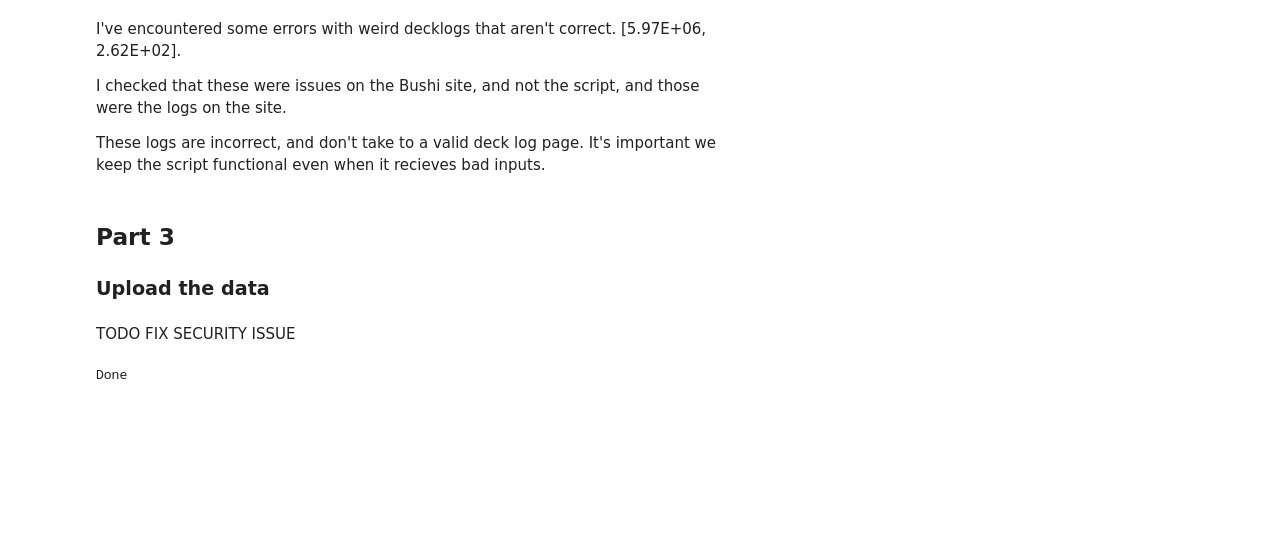
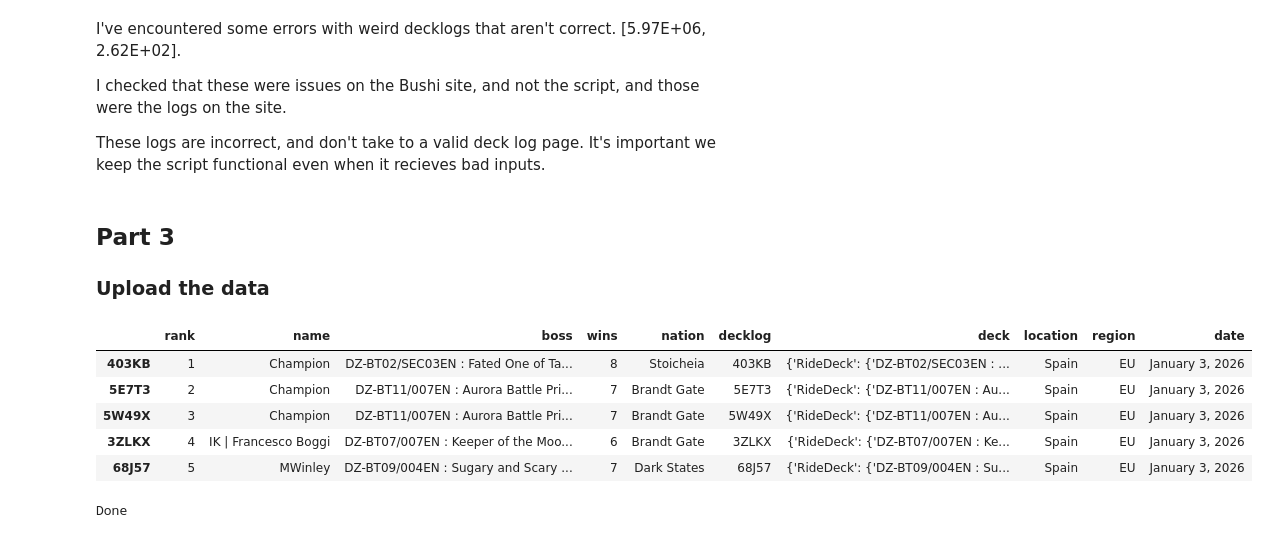
Before and after one commit to Silver-Sapphire/BCSanalysis, a Jupyter notebook: BCS_Data_Collection.ipynb, the cells around one changed output. Cells and saved outputs as stored; diff of their text form; code cells hidden in the pictures; blank space fills up the shorter version.

```diff
--- a/BCS_Data_Collection.ipynb
+++ b/BCS_Data_Collection.ipynb
@@ -558,8 +558,6 @@ for i, row in df.iterrows():
     df.at[i, 'deck'] = deckDict
     #TODO MAKE WORK WITH PREMIUM DECKS
     df.at[i, 'boss'] = boss
-
-df = df[df['deck']==None]
 # %% [markdown]
 This bit ensures we finished getting each deck, in case we run into connection issues
 # %%
@@ -575,8 +573,17 @@ These logs are incorrect, and don't take to a valid deck log page. It's importan
 # %% [markdown]
 ## Part 3
 ### Upload the data
-# %% [markdown]
-TODO FIX SECURITY ISSUE
+# %%
+df = df[~df.deck.isnull()]
+# %%
+df.head()
+# %% [output]
+|  | rank | name | boss | wins | nation | decklog | deck | location | region | date |
+| 403KB | 1 | Champion | DZ-BT02/SEC03EN : Fated One of Ta... | 8 | Stoicheia | 403KB | {'RideDeck': {'DZ-BT02/SEC03EN : ... | Spain | EU | January 3, 2026 |
+| 5E7T3 | 2 | Champion | DZ-BT11/007EN : Aurora Battle Pri... | 7 | Brandt Gate | 5E7T3 | {'RideDeck': {'DZ-BT11/007EN : Au... | Spain | EU | January 3, 2026 |
+| 5W49X | 3 | Champion | DZ-BT11/007EN : Aurora Battle Pri... | 7 | Brandt Gate | 5W49X | {'RideDeck': {'DZ-BT11/007EN : Au... | Spain | EU | January 3, 2026 |
+| 3ZLKX | 4 | IK | Francesco Boggi | DZ-BT07/007EN : Keeper of the Moo... | 6 | Brandt Gate | 3ZLKX | {'RideDeck': {'DZ-BT07/007EN : Ke... | Spain | EU | January 3, 2026 |
+| 68J57 | 5 | MWinley | DZ-BT09/004EN : Sugary and Scary ... | 7 | Dark States | 68J57 | {'RideDeck': {'DZ-BT09/004EN : Su... | Spain | EU | January 3, 2026 |
 # %%
 
 # seperate db
```
Also changed, not shown: parts of 4 cells of this notebook, 6 other files.
